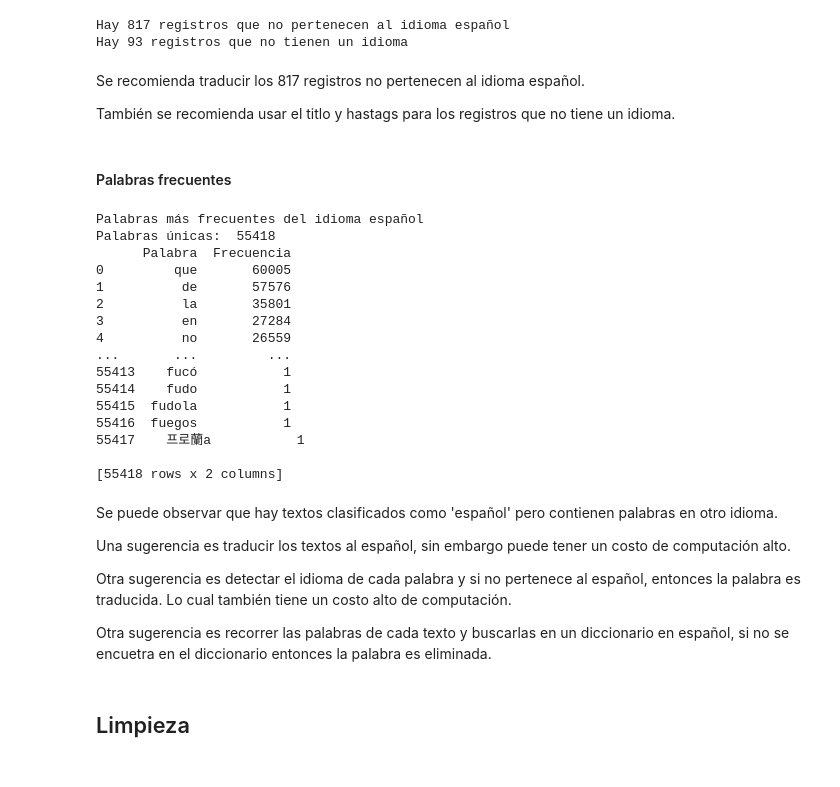
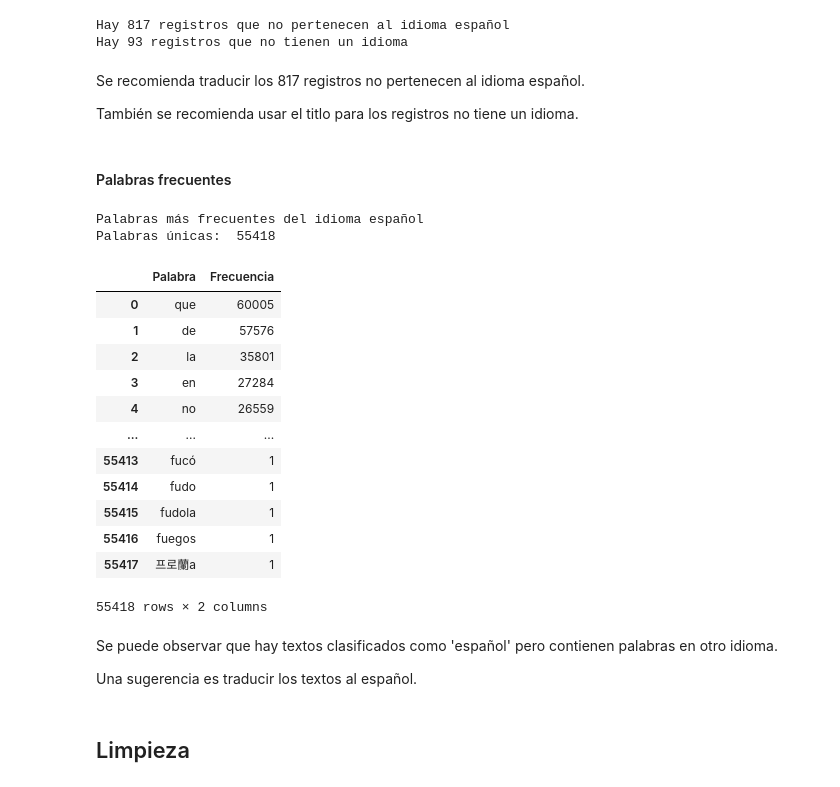
Before and after one commit to diegourielvr/sentiment_analysis, a Jupyter notebook: notebooks/tiktok/01_eda_tiktok.ipynb, the cells around one changed output. Cells and saved outputs as stored; diff of their text form; code cells hidden in the pictures.

```diff
--- a/notebooks/tiktok/01_eda_tiktok.ipynb
+++ b/notebooks/tiktok/01_eda_tiktok.ipynb
@@ -408,37 +418,32 @@ Hay 93 registros que no tienen un idioma
 # %% [markdown]
 Se recomienda traducir los 817 registros no pertenecen al idioma español.
 
-También se recomienda usar el titlo y hastags para los registros que no tiene un idioma.
+También se recomienda usar el titlo para los registros no tiene un idioma.
 # %% [markdown]
 #### Palabras frecuentes
 # %%
 print("Palabras más frecuentes del idioma español")
-print(estadisticas_vocabulario(df_es, "text", ascendente=False, archivo=None))
+display(estadisticas_vocabulario(df_es, "text", ascendente=False, archivo=None))
 # %% [output]
 Palabras más frecuentes del idioma español
 Palabras únicas:  55418
-      Palabra  Frecuencia
-0         que       60005
-1          de       57576
-2          la       35801
-3          en       27284
-4          no       26559
-...       ...         ...
-55413    fucó           1
-55414    fudo           1
-55415  fudola           1
-55416  fuegos           1
-55417    프로蘭a           1
-
-[55418 rows x 2 columns]
+|  | Palabra | Frecuencia |
+| 0 | que | 60005 |
+| 1 | de | 57576 |
+| 2 | la | 35801 |
+| 3 | en | 27284 |
+| 4 | no | 26559 |
+| ... | ... | ... |
+| 55413 | fucó | 1 |
+| 55414 | fudo | 1 |
+| 55415 | fudola | 1 |
+| 55416 | fuegos | 1 |
+| 55417 | 프로蘭a | 1 |
+55418 rows × 2 columns
-# %% [markdown]
-Se puede observar que hay textos clasificados como 'español' pero contienen palabras en otro idioma.
-
-Una sugerencia es traducir los textos al español, sin embargo puede tener un costo de computación alto.
-
-Otra sugerencia es detectar el idioma de cada palabra y si no pertenece al español, entonces la palabra es traducida. Lo cual también tiene un costo alto de computación.
-
-Otra sugerencia es recorrer las palabras de cada texto y buscarlas en un diccionario en español, si no se encuetra en el diccionario entonces la palabra es eliminada.
+# %% [markdown]
+Se puede observar que hay textos clasificados como 'español' pero contienen palabras en otro idioma.
+
+Una sugerencia es traducir los textos al español.
 # %% [markdown]
 ## Limpieza
 # %% [markdown]
```
Also changed, not shown: parts of 20 cells of this notebook.
